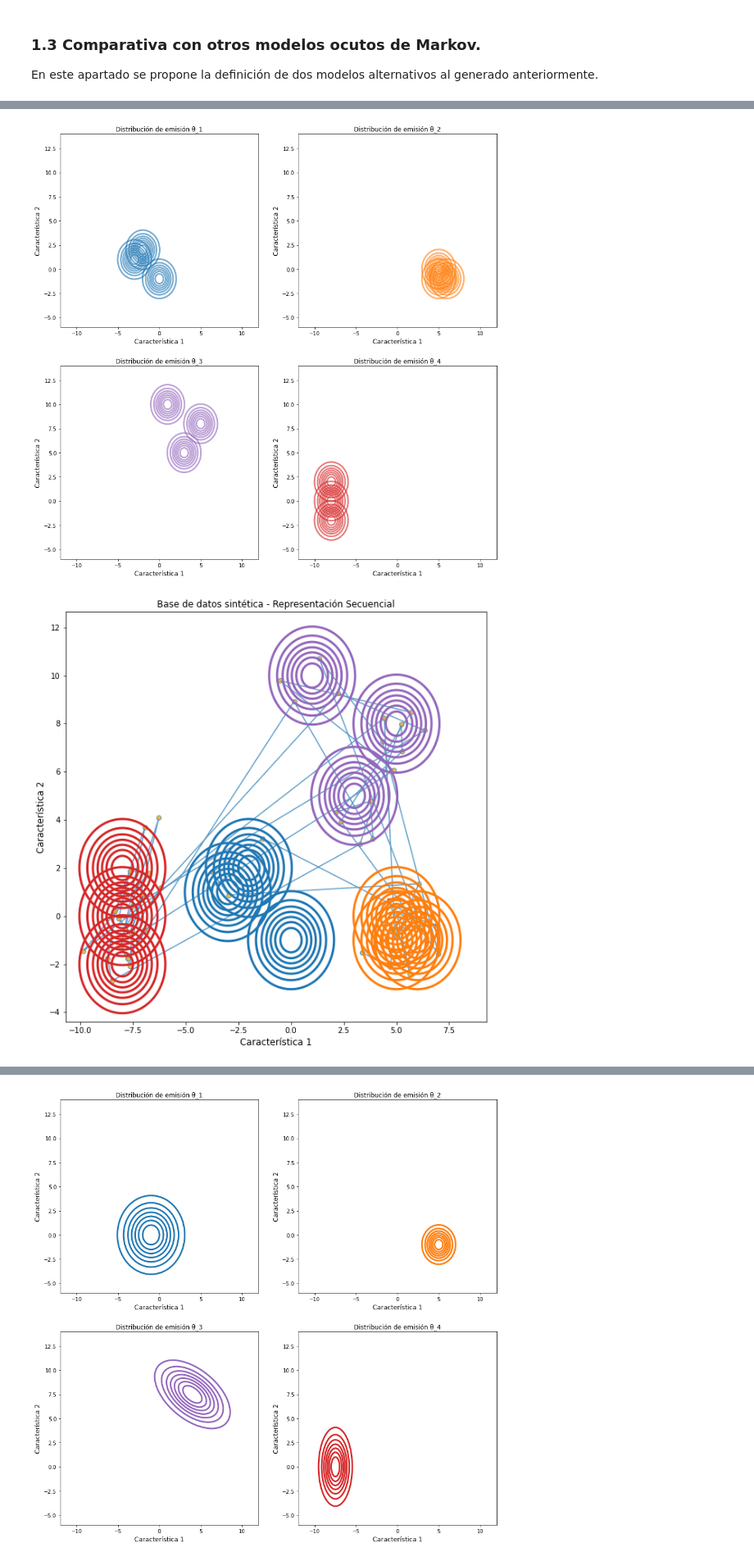
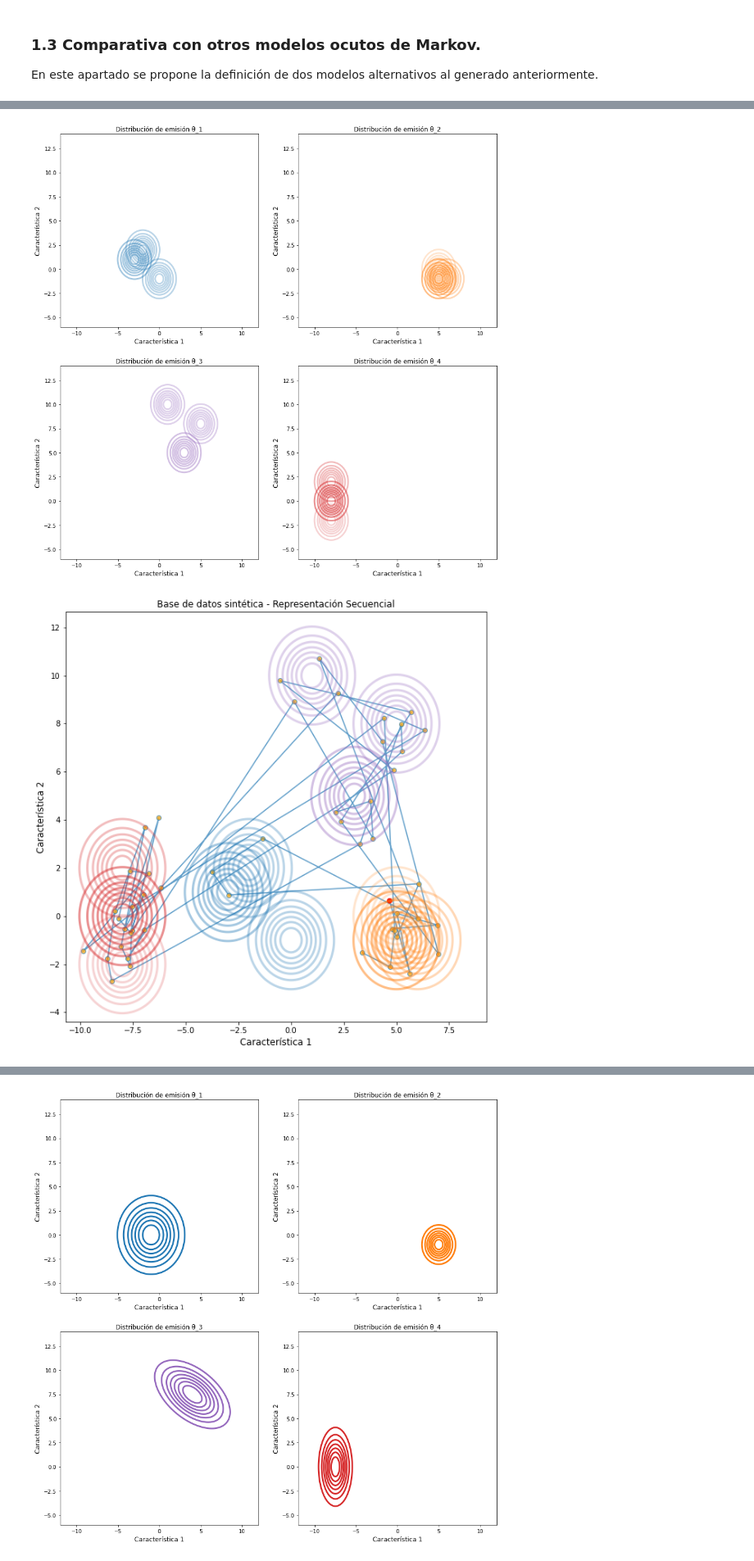
Before and after one commit to fjsaezm/mcd, a Jupyter notebook: PIT/P2/PR2_PIT.ipynb, the cells around one changed output, grey strips where cells are left out. Shown at 82% size. Cells and saved outputs as stored; diff of their text form; code cells hidden in the pictures.

```diff
--- a/PIT/P2/PR2_PIT.ipynb
+++ b/PIT/P2/PR2_PIT.ipynb
@@ -375,42 +384,42 @@ for n in range(N):
         eval_multivariate_gaussian= multivariate_normal.pdf(positions,HMM2.means_[n][g],HMM2.covars_[n][g])
         prob = np.reshape(eval_multivariate_gaussian, _X.shape)
         # Representación del contorno
-        ax[n].contour(x_axis, y_axis, prob, colors=colors[n],linewidths=3,alpha = 0.6)
+        ax[n].contour(x_axis, y_axis, prob, colors=colors[n],linewidths=3,alpha = HMM2.weights_[n][g])
         # Etiquetas y título
         ax[n].set_xlabel('Característica 1', fontsize=12)
         ax[n].set_ylabel('Característica 2', fontsize=12)
         ax[n].set_title('Distribución de emisión \u03B8_{:.0f}'.format(n+1) )
 
 plt.show();
 
 ######################################################################### 1.2
 X2, Z2 = HMM2.sample(T)
 
 T_repr=50
 
 # Representación de los datos mediante un scatter plot
 fig2,ax2 = plt.subplots(figsize=(10,10))
 
 # Representación de los datos mediante un scatter plot
 # Para mostrar el desarrollo de la secuencia
 ax2.plot(X2[:T_repr,0],X2[:T_repr,1],'o-',label='observations',mfc='orange',alpha=0.7)
 ax2.plot(X2[0:1,0],X2[0:1,1],'or')
 plt.xlim((np.min(X2[:,0]),np.max(X2[:,0])))
 plt.ylim((np.min(X2[:,1]),np.max(X2[:,1])))
 ax2.set_xlabel('Característica 1', fontsize=12)
 ax2.set_ylabel('Característica 2', fontsize=12)
 ax2.set_title('Base de datos sintética - Representación Secuencial' )
 
 
 for n in range(N):
   for g in range(n_gaussians):
     # Evaluación de cada una de las componentes gaussianas en los ejes
     eval_multivariate_gaussian= multivariate_normal.pdf(positions,HMM2.means_[n][g],HMM2.covars_[n][g])
     prob = np.reshape(eval_multivariate_gaussian, _X.shape)
-    ax2.contour(x_axis, y_axis, prob,colors=colors[n],linewidths=3)
+    ax2.contour(x_axis, y_axis, prob,colors=colors[n],linewidths=3, alpha= HMM2.weights_[n][g])
 # %% [output]
-[figure, old version]
+[figure, new version]
-[figure, old version]
+[figure, new version]
 # %% [markdown]
 **b) Repetir los apartados del ejercicio 1.1 y 1.2 utilizando un modelo `HMM3` que se diferencia del modelo `HMM1` en la matriz de probabilidades de transición y las probabilidades iniciales de estado:**
 
```
Also changed, not shown: parts of 29 cells of this notebook, 5 other files.
